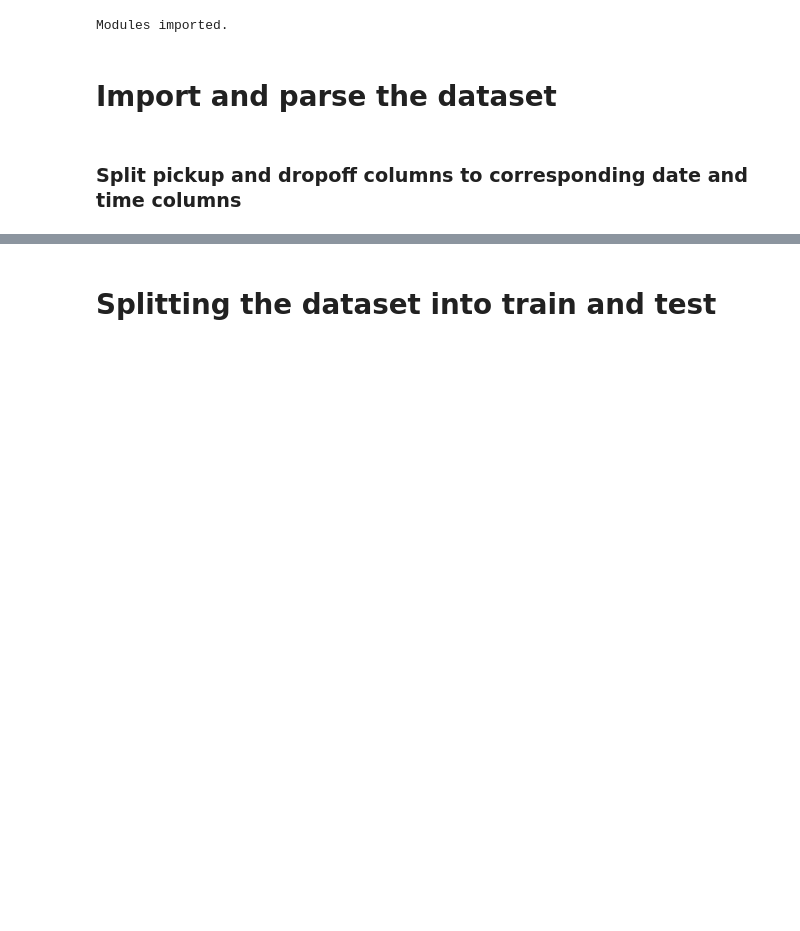
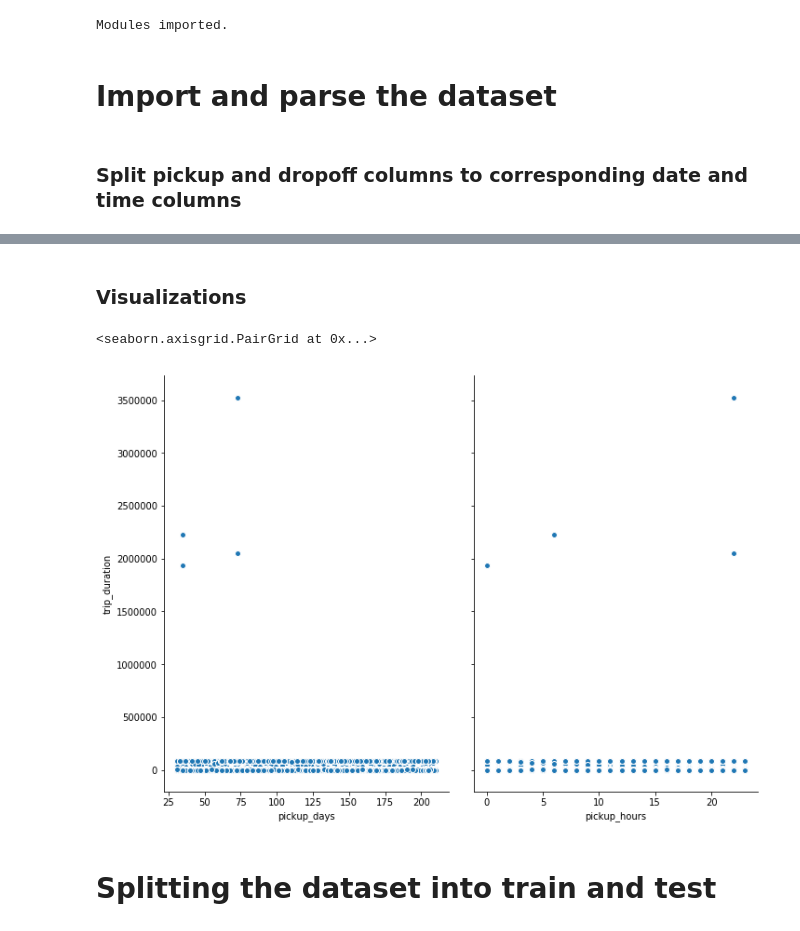
Before and after one commit to gusgad/nyc-taxi-duration-estimator, a Jupyter notebook: nyc_taxi.ipynb, the cells around one changed output, grey strips where cells are left out. Cells and saved outputs as stored; diff of their text form; code cells hidden in the pictures; blank space fills up the shorter version.

Commit message:
Visualize the feature correlations

```diff
--- a/nyc_taxi.ipynb
+++ b/nyc_taxi.ipynb
@@ -64,6 +67,13 @@ X.head()
 | 2 | 2 | 1 | -73.979027 | 40.763939 | -74.005333 | 40.710087 | ... |
 | 3 | 2 | 1 | -74.010040 | 40.719971 | -74.012268 | 40.706718 | ... |
 | 4 | 2 | 1 | -73.973053 | 40.793209 | -73.972923 | 40.782520 | ... |
+# %% [markdown]
+### Visualizations
+# %%
+sns.pairplot(train, x_vars=['pickup_days', 'pickup_hours'], y_vars='trip_duration', size=7, aspect=0.7, kind='reg')
+# %% [output]
+<seaborn.axisgrid.PairGrid at 0x...>
+[figure, added]
 # %% [markdown]
 # Splitting the dataset into train and test
 # %%
```
Also changed, not shown: parts of 7 cells of this notebook, 1 other file.
